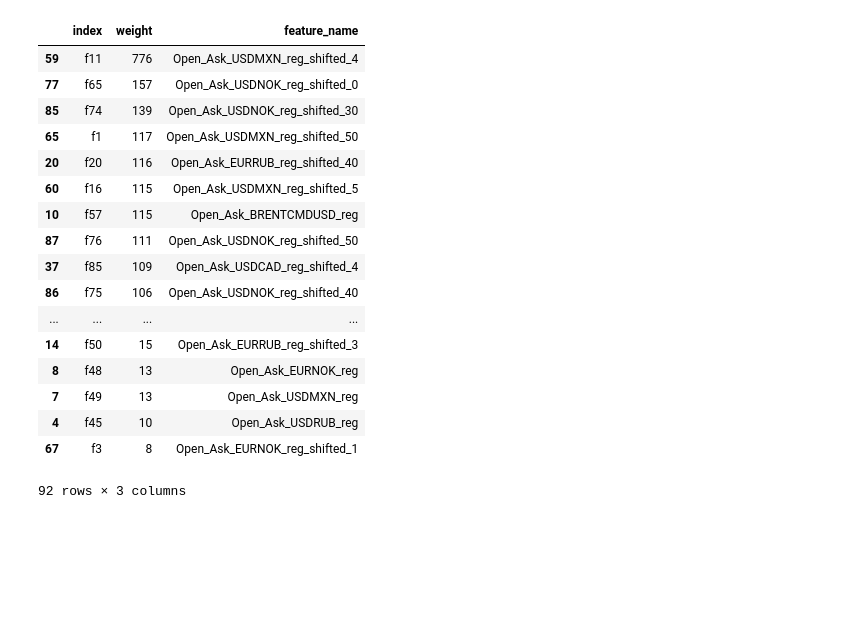
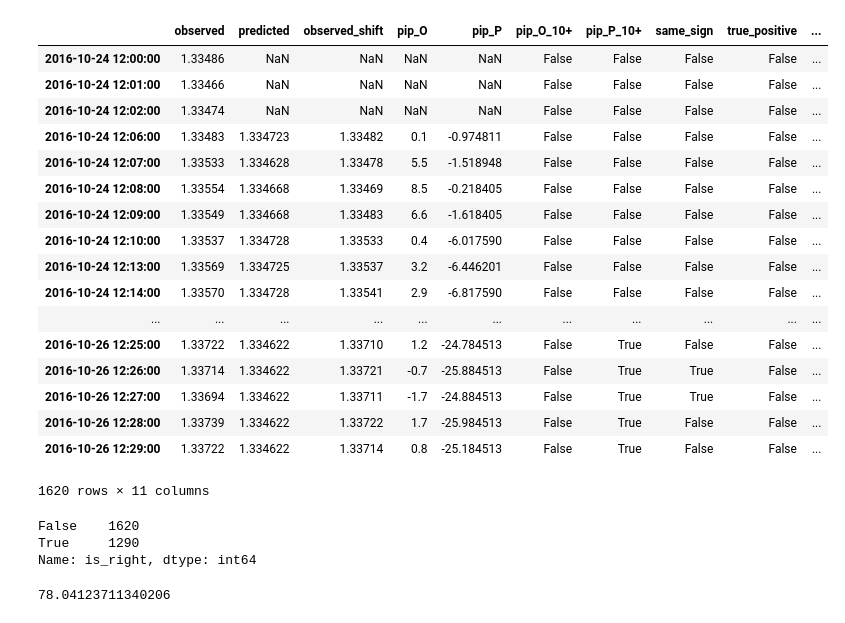
Before and after one commit to clementlefevre/Wolf-of-Mauer-Park, a Jupyter notebook: overview.ipynb, the cells around one changed output. Drawn from its saved outputs; the diff is of its cells as text; code cells hidden in the pictures; blank space fills up the shorter version.

```diff
--- a/overview.ipynb
+++ b/overview.ipynb
@@ -19,2 +26,2 @@ import datetime
 # %%
-simulator = pickle.load(open('/drive_ext4/predictions/simulator_Open_Ask_USDRUB_with_3_shifts.p','rb'))
+simulator = pickle.load(open('data/predictions/simulator_Open_Ask_USDCAD_with_3_shifts.p','rb'))
@@ -58,21 +39,45 @@ simulator_t = pickle.load(open('data/predictions/simulator_Open_Ask_EURRUB_with_
-# %%
-simulator_t.features_weight
-# %% [output]
-|  | index | weight | feature_name |
-| 59 | f11 | 776 | Open_Ask_USDMXN_reg_shifted_4 |
-| 77 | f65 | 157 | Open_Ask_USDNOK_reg_shifted_0 |
-| 85 | f74 | 139 | Open_Ask_USDNOK_reg_shifted_30 |
-| 65 | f1 | 117 | Open_Ask_USDMXN_reg_shifted_50 |
-| 20 | f20 | 116 | Open_Ask_EURRUB_reg_shifted_40 |
-| 60 | f16 | 115 | Open_Ask_USDMXN_reg_shifted_5 |
-| 10 | f57 | 115 | Open_Ask_BRENTCMDUSD_reg |
-| 87 | f76 | 111 | Open_Ask_USDNOK_reg_shifted_50 |
-| 37 | f85 | 109 | Open_Ask_USDCAD_reg_shifted_4 |
-| 86 | f75 | 106 | Open_Ask_USDNOK_reg_shifted_40 |
-| ... | ... | ... | ... |
-| 14 | f50 | 15 | Open_Ask_EURRUB_reg_shifted_3 |
-| 8 | f48 | 13 | Open_Ask_EURNOK_reg |
-| 7 | f49 | 13 | Open_Ask_USDMXN_reg |
-| 4 | f45 | 10 | Open_Ask_USDRUB_reg |
-| 67 | f3 | 8 | Open_Ask_EURNOK_reg_shifted_1 |
-92 rows × 3 columns
+# %%
+df_t['observed_shift']=df_t.observed.shift(periods=3)
+
+df_t['pip_O']= (df_t.observed -df_t['observed_shift'])*10000
+df_t['pip_P']= (df_t.predicted -df_t['observed_shift'])*10000
+
+df_t['pip_O_10+']=df_t['pip_O'].abs()>10
+df_t['pip_P_10+']=df_t['pip_P'].abs()>10
+df_t['same_sign']=(df_t['pip_O']*df_t['pip_P'])>0
+
+df_t['true_positive']= df_t['pip_O_10+'] *df_t['pip_P_10+']*df_t['same_sign']
+df_t['true_negative']= (df_t['pip_O_10+']==False) *(df_t['pip_P_10+']==False)*df_t['same_sign']
+
+df_t['is_right'] = (df_t['true_positive']) | df_t['true_negative']
+# %%
+df_t[~df_t['is_right']]
+# %% [output]
+|  | observed | predicted | observed_shift | pip_O | pip_P | pip_O_10+ | pip_P_10+ | same_sign | true_positive | ... |
+| 2016-10-24 12:00:00 | 1.33486 | NaN | NaN | NaN | NaN | False | False | False | False | ... |
+| 2016-10-24 12:01:00 | 1.33466 | NaN | NaN | NaN | NaN | False | False | False | False | ... |
+| 2016-10-24 12:02:00 | 1.33474 | NaN | NaN | NaN | NaN | False | False | False | False | ... |
+| 2016-10-24 12:06:00 | 1.33483 | 1.334723 | 1.33482 | 0.1 | -0.974811 | False | False | False | False | ... |
+| 2016-10-24 12:07:00 | 1.33533 | 1.334628 | 1.33478 | 5.5 | -1.518948 | False | False | False | False | ... |
+| 2016-10-24 12:08:00 | 1.33554 | 1.334668 | 1.33469 | 8.5 | -0.218405 | False | False | False | False | ... |
+| 2016-10-24 12:09:00 | 1.33549 | 1.334668 | 1.33483 | 6.6 | -1.618405 | False | False | False | False | ... |
+| 2016-10-24 12:10:00 | 1.33537 | 1.334728 | 1.33533 | 0.4 | -6.017590 | False | False | False | False | ... |
+| 2016-10-24 12:13:00 | 1.33569 | 1.334725 | 1.33537 | 3.2 | -6.446201 | False | False | False | False | ... |
+| 2016-10-24 12:14:00 | 1.33570 | 1.334728 | 1.33541 | 2.9 | -6.817590 | False | False | False | False | ... |
+| ... | ... | ... | ... | ... | ... | ... | ... | ... | ... | ... |
+| 2016-10-26 12:25:00 | 1.33722 | 1.334622 | 1.33710 | 1.2 | -24.784513 | False | True | False | False | ... |
+| 2016-10-26 12:26:00 | 1.33714 | 1.334622 | 1.33721 | -0.7 | -25.884513 | False | True | True | False | ... |
+| 2016-10-26 12:27:00 | 1.33694 | 1.334622 | 1.33711 | -1.7 | -24.884513 | False | True | True | False | ... |
+| 2016-10-26 12:28:00 | 1.33739 | 1.334622 | 1.33722 | 1.7 | -25.984513 | False | True | False | False | ... |
+| 2016-10-26 12:29:00 | 1.33722 | 1.334622 | 1.33714 | 0.8 | -25.184513 | False | True | False | False | ... |
+1620 rows × 11 columns
+# %%
+df_t['is_right'].value_counts()
+# %% [output]
+False    1620
+True     1290
+Name: is_right, dtype: int64
+# %%
+2271.0/(639.0+2271.0)*100.0
+# %% [output]
+78.04123711340206
```
Also changed, not shown: parts of 9 cells of this notebook, 13 other files.
